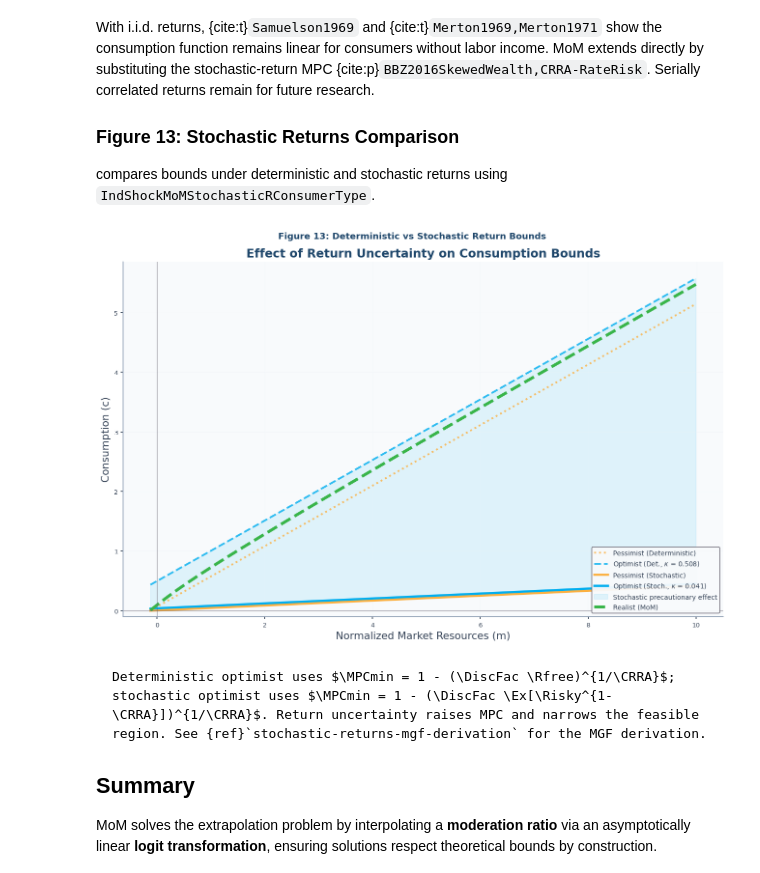
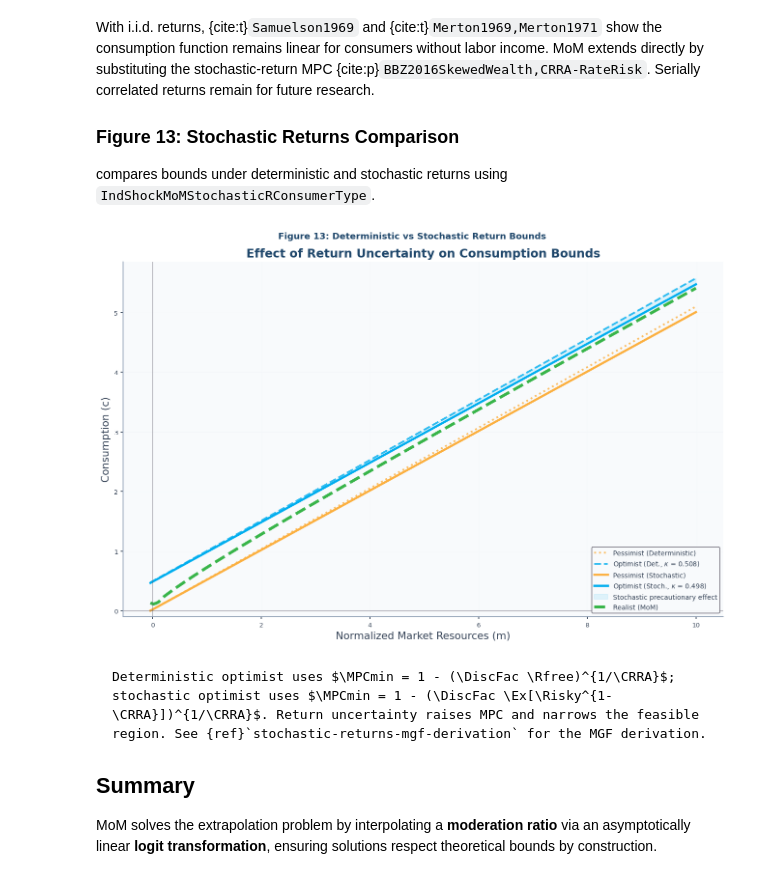
Before and after one commit to econ-ark/method-of-moderation, a Jupyter notebook: code/notebook.ipynb, the cells around one changed output. Saved outputs shown, nothing was run; the diff lists cells and outputs as text; code cells hidden in the pictures.

````diff
--- a/code/notebook.ipynb
+++ b/code/notebook.ipynb
@@ -441,24 +449,26 @@ With i.i.d. returns, {cite:t}`Samuelson1969` and {cite:t}`Merton1969,Merton1971`
 # %%
 # | label: fig:stochastic-bounds
 
-# Solve model with stochastic returns
+# Solve model with stochastic returns (mean-preserving spread)
 stoch_params = params.copy()
-stoch_params["RiskyAvg"] = 1.08  # 8% mean return
-stoch_params["RiskyStd"] = 0.20  # 20% standard deviation
+stoch_params["RiskyAvg"] = params["Rfree"][0]  # Same mean as Rfree (scalar)
+stoch_params["RiskyStd"] = (
+    0.20  # 20% standard deviation (must satisfy β*E[R^{1-ρ}] < 1)
+)
 
 IndShockStochR = IndShockMoMStochasticRConsumerType(**stoch_params)
 IndShockStochR.solve()
 IndShockStochRSol = IndShockStochR.solution[0]
 
 # Figure 13: Stochastic Returns Comparison
 plot_stochastic_bounds(
     solution=IndShockStochRSol,
     title="Figure 13: Deterministic vs Stochastic Return Bounds",
     subtitle="Effect of Return Uncertainty on Consumption Bounds",
     m_max=10,
 )
 # %% [output]
-[figure, old version]
+[figure, new version]
 # %% [markdown]
 ```{hint} Stochastic Returns Interpretation
 Deterministic optimist uses $\MPCmin = 1 - (\DiscFac \Rfree)^{1/\CRRA}$; stochastic optimist uses $\MPCmin = 1 - (\DiscFac \Ex[\Risky^{1-\CRRA}])^{1/\CRRA}$. Return uncertainty raises MPC and narrows the feasible region. See {ref}`stochastic-returns-mgf-derivation` for the MGF derivation.
````
Also changed, not shown: parts of 2 cells of this notebook, 24 other files.
